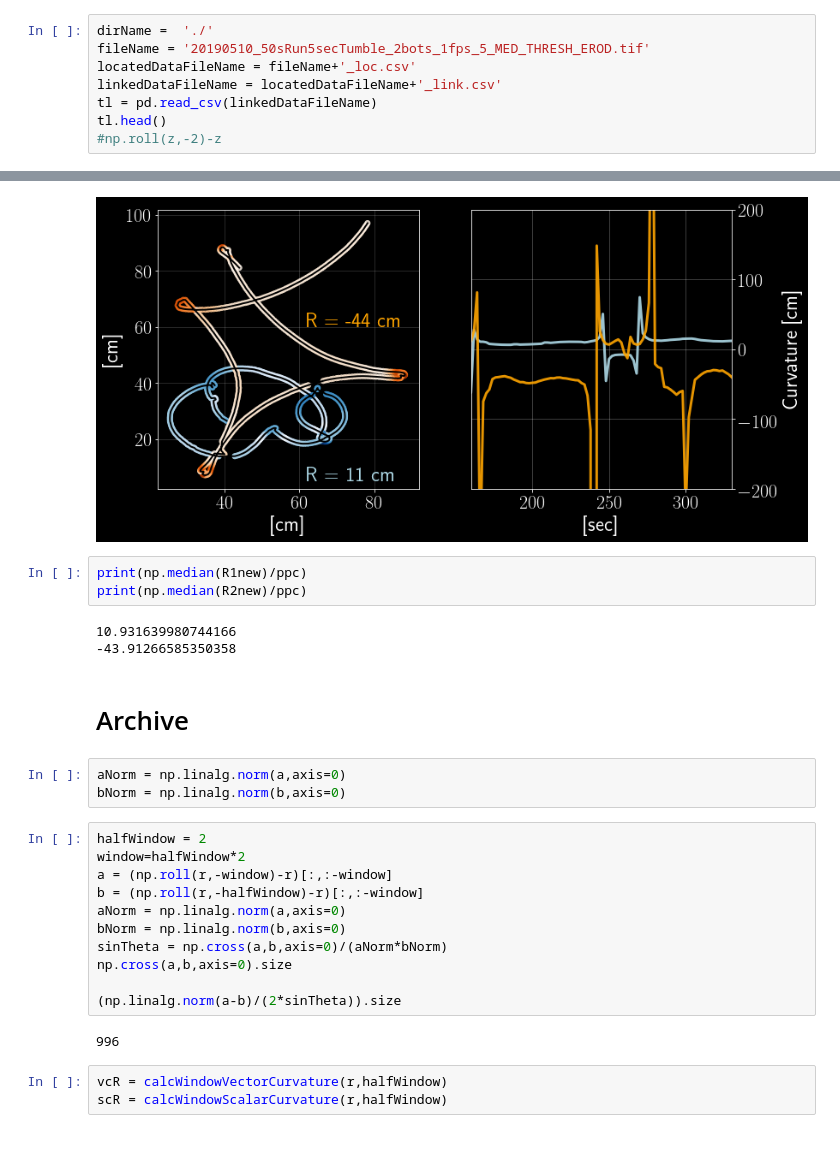
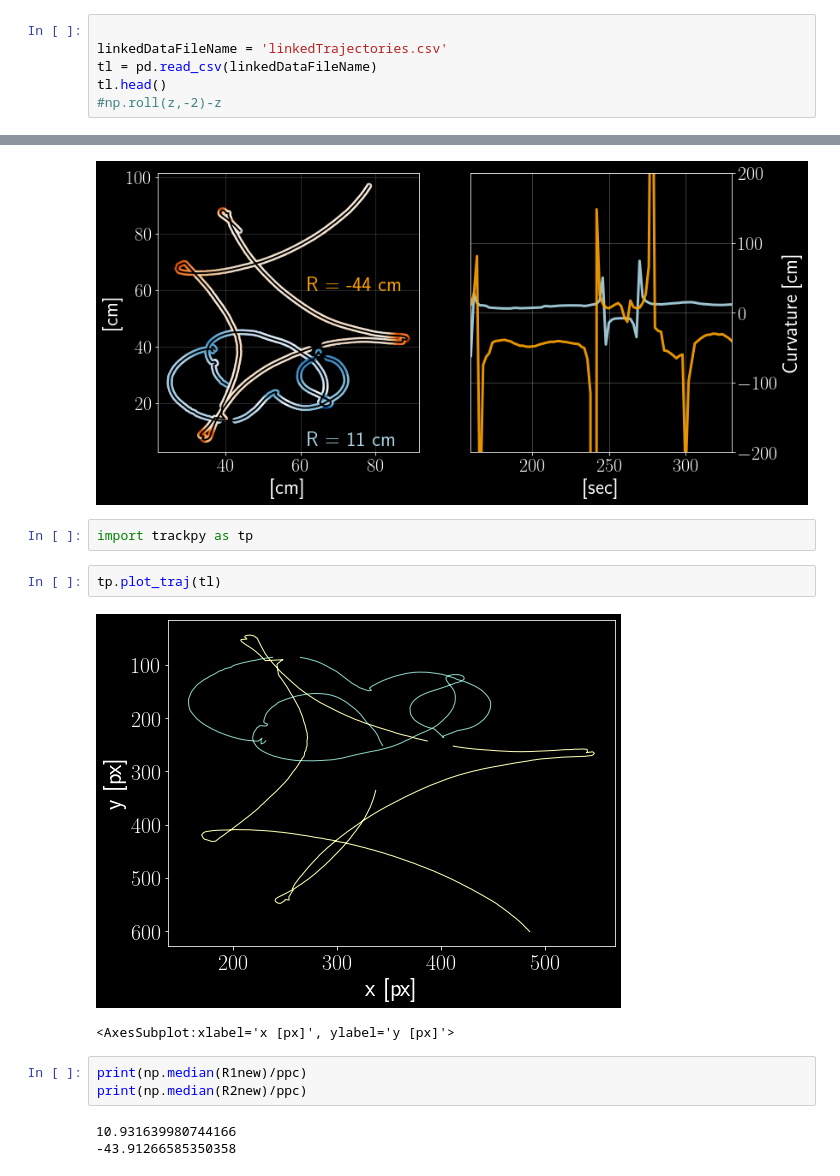
Before and after one commit to Mybzlab/pynotebooks, a Jupyter notebook: measureCurvatureOfTrajectory/measureTrajectoryCurvature.ipynb, the cells around one changed output, grey strips where cells are left out. Cells and saved outputs as stored; diff of their text form; blank space fills up the shorter version.

Commit message:
Cleaner version of the notebook
Just a cleaned-up version of the notebook that focuses on the curvature measurement.

```diff
--- a/measureCurvatureOfTrajectory/measureTrajectoryCurvature.ipynb
+++ b/measureCurvatureOfTrajectory/measureTrajectoryCurvature.ipynb
@@ -144,10 +147,8 @@ def calcWindowTangent(r,window=1):
 # %% [markdown]
 # Load Data
 # %%
-dirName =  './'
-fileName = '20190510_50sRun5secTumble_2bots_1fps_5_MED_THRESH_EROD.tif'
-locatedDataFileName = fileName+'_loc.csv'
-linkedDataFileName = locatedDataFileName+'_link.csv'
+
+linkedDataFileName = 'linkedTrajectories.csv'
 tl = pd.read_csv(linkedDataFileName)
 tl.head()
 #np.roll(z,-2)-z
@@ -224,30 +225,16 @@ ax[0].text(62,60,'R = -44 cm',fontsize=24,color='Orange')
 fig.savefig('curvature2Bots.png')
 # %% [output]
 [figure]
+# %%
+import trackpy as tp
+# %%
+tp.plot_traj(tl)
+# %% [output]
+[figure, added]
+<AxesSubplot:xlabel='x [px]', ylabel='y [px]'>
 # %%
 print(np.median(R1new)/ppc)
 print(np.median(R2new)/ppc)
 # %% [output]
 10.931639980744166
 -43.91266585350358
-# %% [markdown]
-# Archive
-# %%
-aNorm = np.linalg.norm(a,axis=0)
-bNorm = np.linalg.norm(b,axis=0)
-# %%
-halfWindow = 2
-window=halfWindow*2
-a = (np.roll(r,-window)-r)[:,:-window]
-b = (np.roll(r,-halfWindow)-r)[:,:-window]
-aNorm = np.linalg.norm(a,axis=0)
-bNorm = np.linalg.norm(b,axis=0)
-sinTheta = np.cross(a,b,axis=0)/(aNorm*bNorm)
-np.cross(a,b,axis=0).size
-
-(np.linalg.norm(a-b)/(2*sinTheta)).size
-# %% [output]
-996
-# %%
-vcR = calcWindowVectorCurvature(r,halfWindow)
-scR = calcWindowScalarCurvature(r,halfWindow)
```
Also changed, not shown: parts of 22 cells of this notebook.
